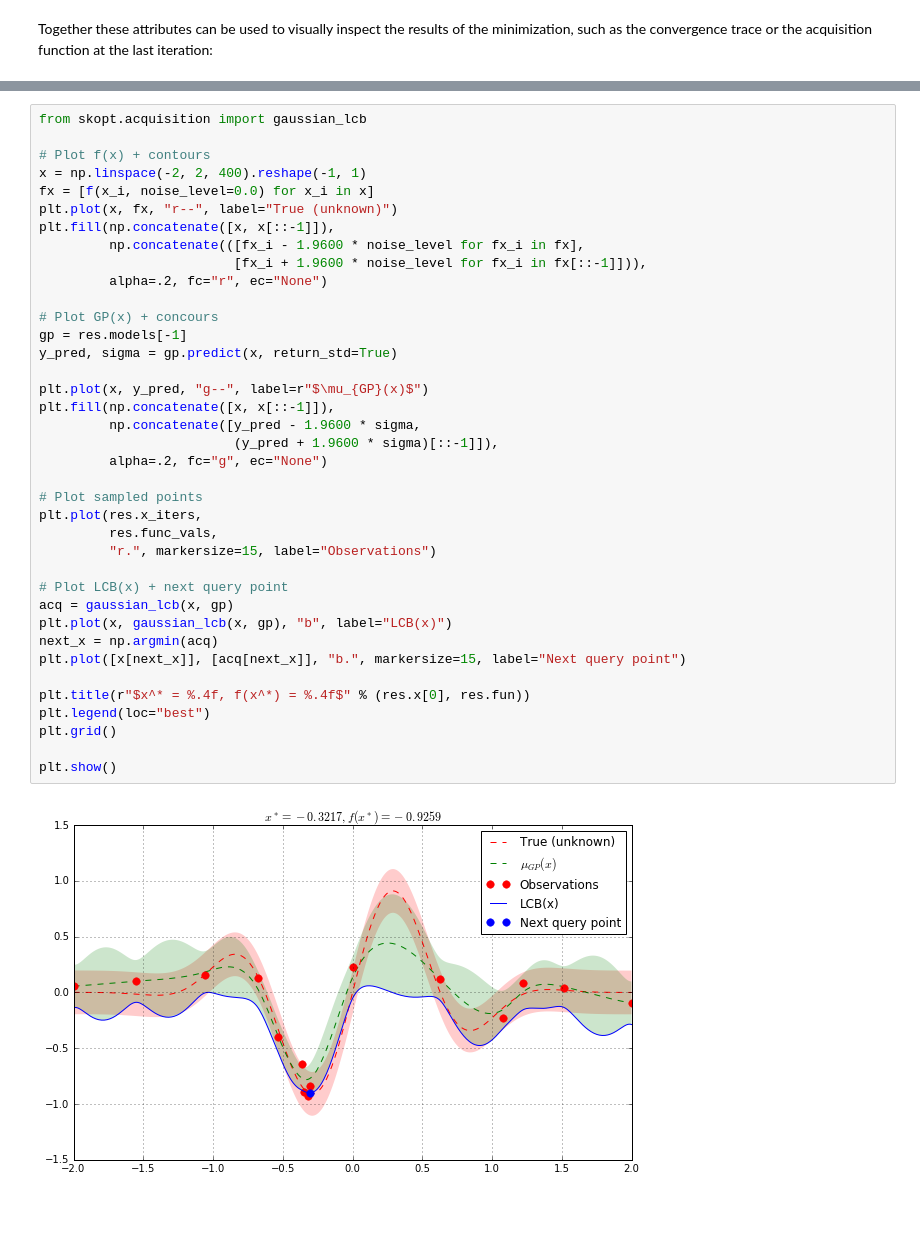
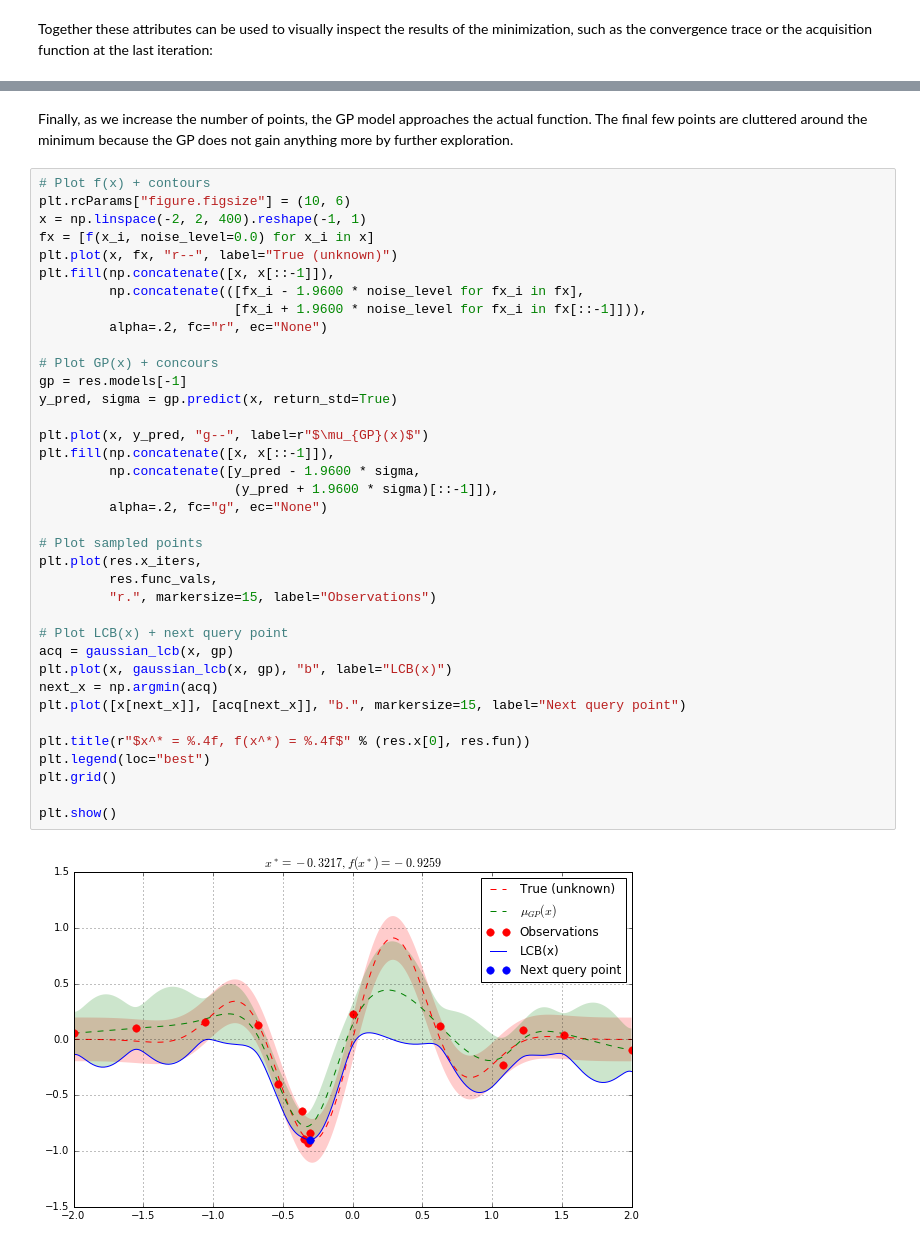
Before and after one commit to scikit-optimize/scikit-optimize, a Jupyter notebook: examples/bayesian-optimization.ipynb, the cells around one changed output, grey strips where cells are left out. Saved outputs shown, nothing was run; the diff lists cells and outputs as text; blank space fills up the shorter version.

Commit message:
Refactor plot into existing example

```diff
--- a/examples/bayesian-optimization.ipynb
+++ b/examples/bayesian-optimization.ipynb
@@ -141,7 +210,8 @@ plot_convergence(res)
+# %% [markdown]
+Finally, as we increase the number of points, the GP model approaches the actual function. The final few points are cluttered around the minimum because the GP does not gain anything more by further exploration.
 # %%
-from skopt.acquisition import gaussian_lcb
-
 # Plot f(x) + contours
+plt.rcParams["figure.figsize"] = (10, 6)
 x = np.linspace(-2, 2, 400).reshape(-1, 1)
 fx = [f(x_i, noise_level=0.0) for x_i in x]
 plt.plot(x, fx, "r--", label="True (unknown)")
@@ -150,31 +220,31 @@ plt.fill(np.concatenate([x, x[::-1]]),
                          [fx_i + 1.9600 * noise_level for fx_i in fx[::-1]])),
          alpha=.2, fc="r", ec="None")
 
 # Plot GP(x) + concours
 gp = res.models[-1]
 y_pred, sigma = gp.predict(x, return_std=True)
 
 plt.plot(x, y_pred, "g--", label=r"$\mu_{GP}(x)$")
 plt.fill(np.concatenate([x, x[::-1]]),
          np.concatenate([y_pred - 1.9600 * sigma,
                          (y_pred + 1.9600 * sigma)[::-1]]),
          alpha=.2, fc="g", ec="None")
 
 # Plot sampled points
 plt.plot(res.x_iters,
          res.func_vals,
          "r.", markersize=15, label="Observations")
 
 # Plot LCB(x) + next query point
 acq = gaussian_lcb(x, gp)
 plt.plot(x, gaussian_lcb(x, gp), "b", label="LCB(x)")
 next_x = np.argmin(acq)
 plt.plot([x[next_x]], [acq[next_x]], "b.", markersize=15, label="Next query point")
 
 plt.title(r"$x^* = %.4f, f(x^*) = %.4f$" % (res.x[0], res.fun))
 plt.legend(loc="best")
 plt.grid()
 
 plt.show()
 # %% [output]
-[figure, old version]
+[figure, new version]
```
Also changed, not shown: parts of 6 cells of this notebook, 1 other file.
